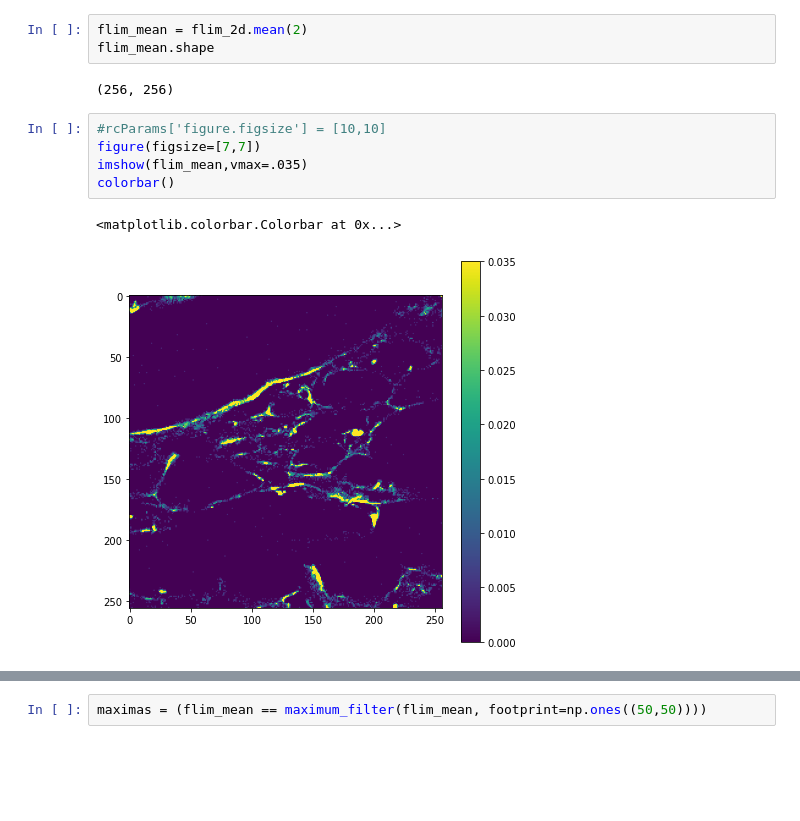
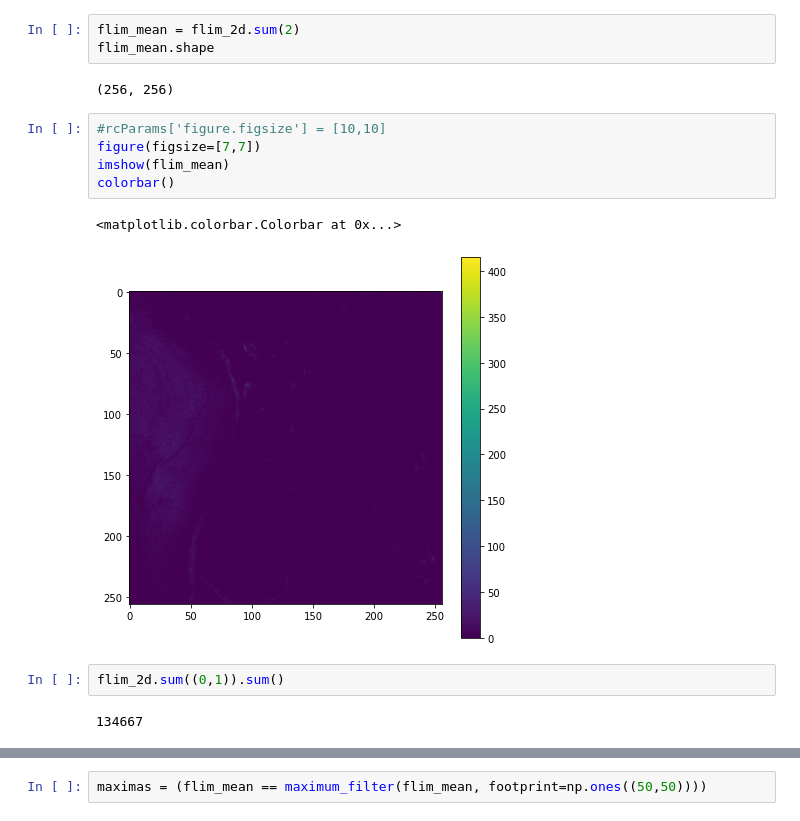
Before and after one commit to PriyaMulla/dashboardsforMM, a Jupyter notebook: B1_Swabian_FLIM_FR.ipynb, the cells around one changed output, grey strips where cells are left out. Saved outputs shown, nothing was run; the diff lists cells and outputs as text; blank space fills up the shorter version.

```diff
--- a/B1_Swabian_FLIM_FR.ipynb
+++ b/B1_Swabian_FLIM_FR.ipynb
@@ -133,18 +135,22 @@ flim_frames.shape
 # %%
 flim_2d = flim_frames.reshape(256,256,256)
 # %%
-flim_mean = flim_2d.mean(2)
+flim_mean = flim_2d.sum(2)
 flim_mean.shape
 # %% [output]
 (256, 256)
 # %%
 #rcParams['figure.figsize'] = [10,10]
 figure(figsize=[7,7])
-imshow(flim_mean,vmax=.035)
+imshow(flim_mean)
 colorbar()
 # %% [output]
 <matplotlib.colorbar.Colorbar at 0x...>
-[figure, old version]
+[figure, new version]
+# %%
+flim_2d.sum((0,1)).sum()
+# %% [output]
+134667
 # %%
 plot(flim_2d.sum((0,1)))
 # %% [output]
```
Also changed, not shown: parts of 5 cells of this notebook, 2 other files.
